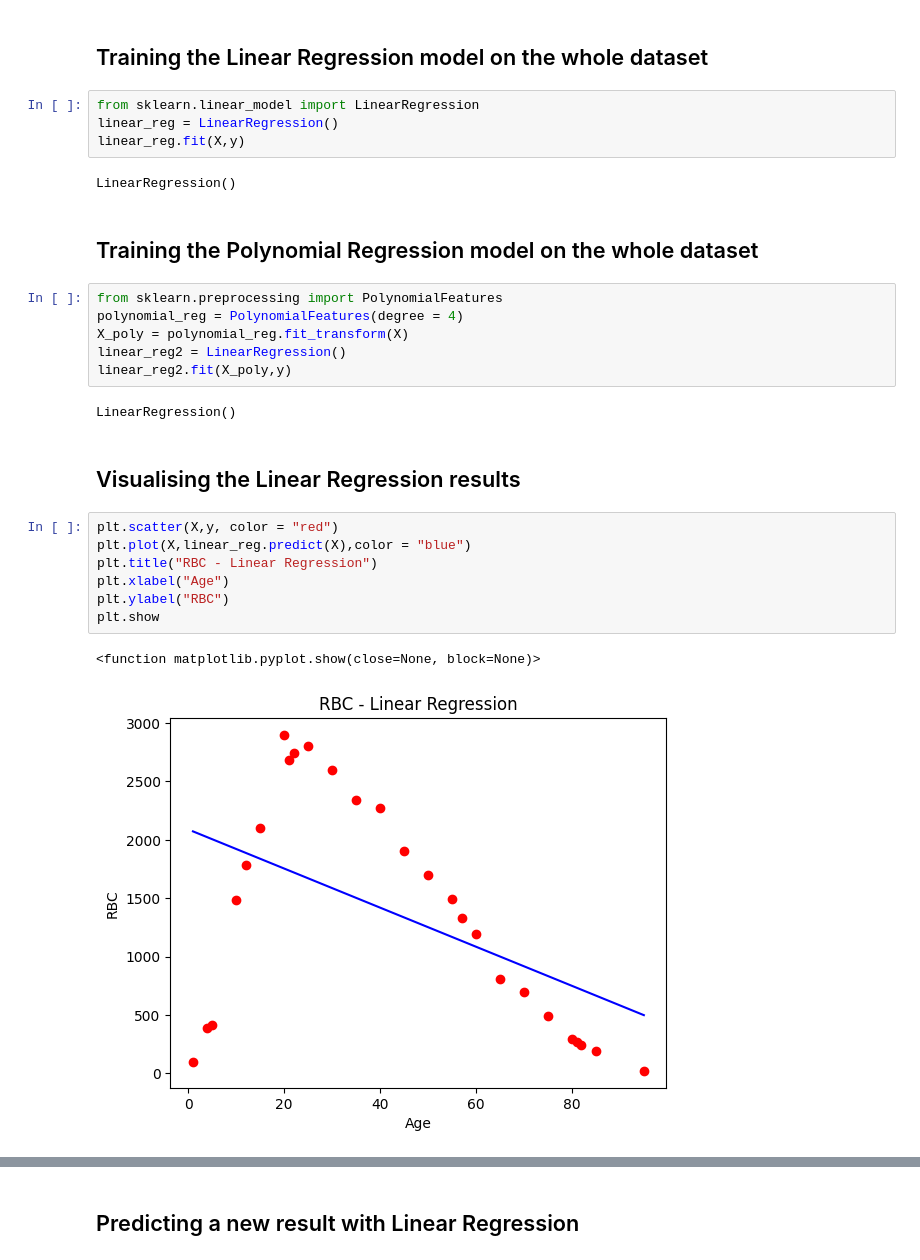
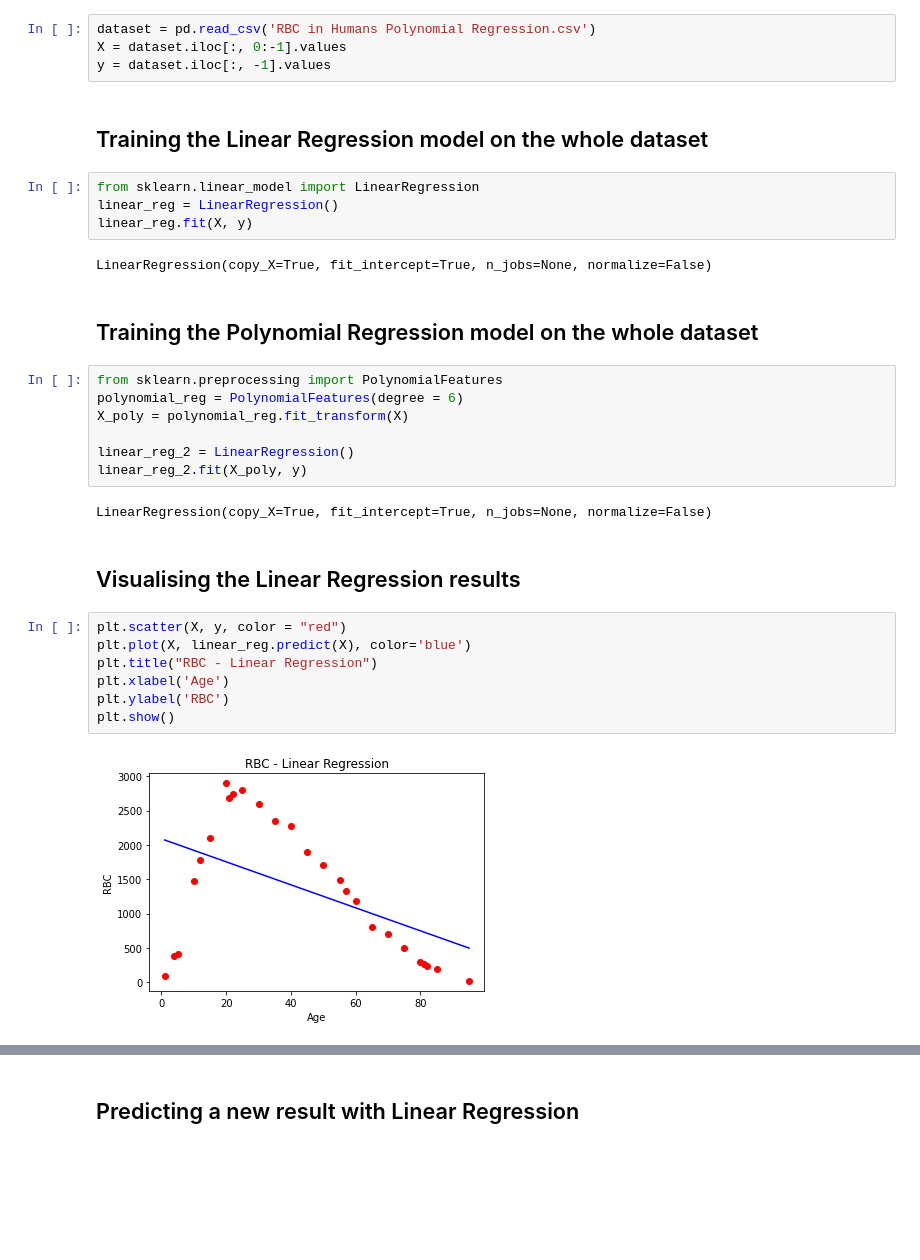
Before and after one commit to sharathmerugu24/prepML, a Jupyter notebook: Polynomial_Regression.ipynb, the cells around one changed output, grey strips where cells are left out. Drawn from its saved outputs; the diff is of its cells as text; blank space fills up the shorter version.

```diff
--- a/Polynomial_Regression.ipynb
+++ b/Polynomial_Regression.ipynb
@@ -17,31 +13,35 @@ y = data_set.iloc[: , -1]
+# %%
+dataset = pd.read_csv('RBC in Humans Polynomial Regression.csv')
+X = dataset.iloc[:, 0:-1].values
+y = dataset.iloc[:, -1].values
 # %% [markdown]
 ## Training the Linear Regression model on the whole dataset
 # %%
 from sklearn.linear_model import LinearRegression
 linear_reg = LinearRegression()
-linear_reg.fit(X,y)
+linear_reg.fit(X, y)
 # %% [output]
-LinearRegression()
+LinearRegression(copy_X=True, fit_intercept=True, n_jobs=None, normalize=False)
 # %% [markdown]
 ## Training the Polynomial Regression model on the whole dataset
 # %%
 from sklearn.preprocessing import PolynomialFeatures
-polynomial_reg = PolynomialFeatures(degree = 4)
+polynomial_reg = PolynomialFeatures(degree = 6)
 X_poly = polynomial_reg.fit_transform(X)
-linear_reg2 = LinearRegression()
-linear_reg2.fit(X_poly,y)
+
+linear_reg_2 = LinearRegression()
+linear_reg_2.fit(X_poly, y)
 # %% [output]
-LinearRegression()
+LinearRegression(copy_X=True, fit_intercept=True, n_jobs=None, normalize=False)
 # %% [markdown]
 ## Visualising the Linear Regression results
 # %%
-plt.scatter(X,y, color = "red")
-plt.plot(X,linear_reg.predict(X),color = "blue")
+plt.scatter(X, y, color = "red")
+plt.plot(X, linear_reg.predict(X), color='blue')
 plt.title("RBC - Linear Regression")
-plt.xlabel("Age")
-plt.ylabel("RBC")
-plt.show
+plt.xlabel('Age')
+plt.ylabel('RBC')
+plt.show()
 # %% [output]
-<function matplotlib.pyplot.show(close=None, block=None)>
-[figure, old version]
+[figure, new version]
 # %% [markdown]
```
Also changed, not shown: parts of 6 cells of this notebook.
